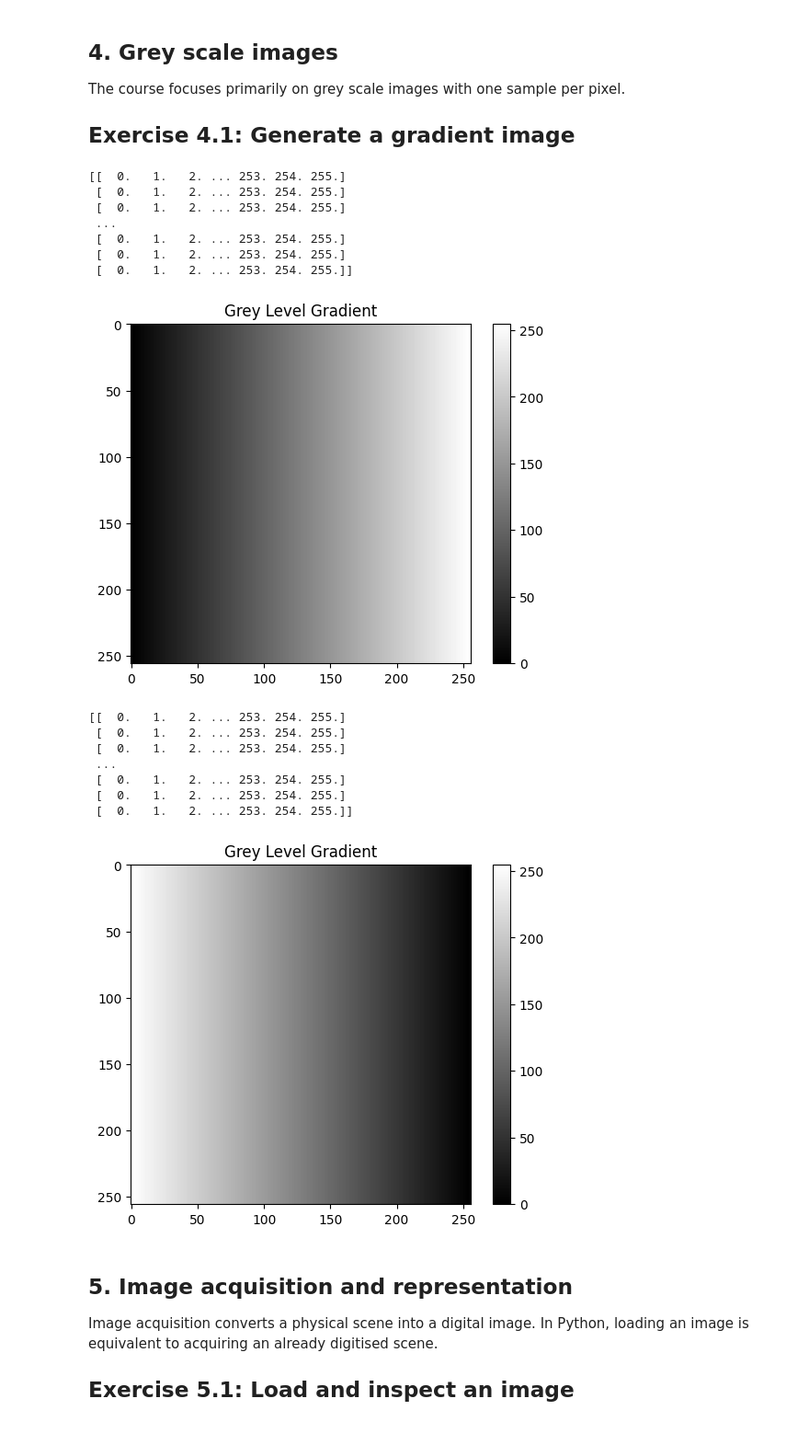
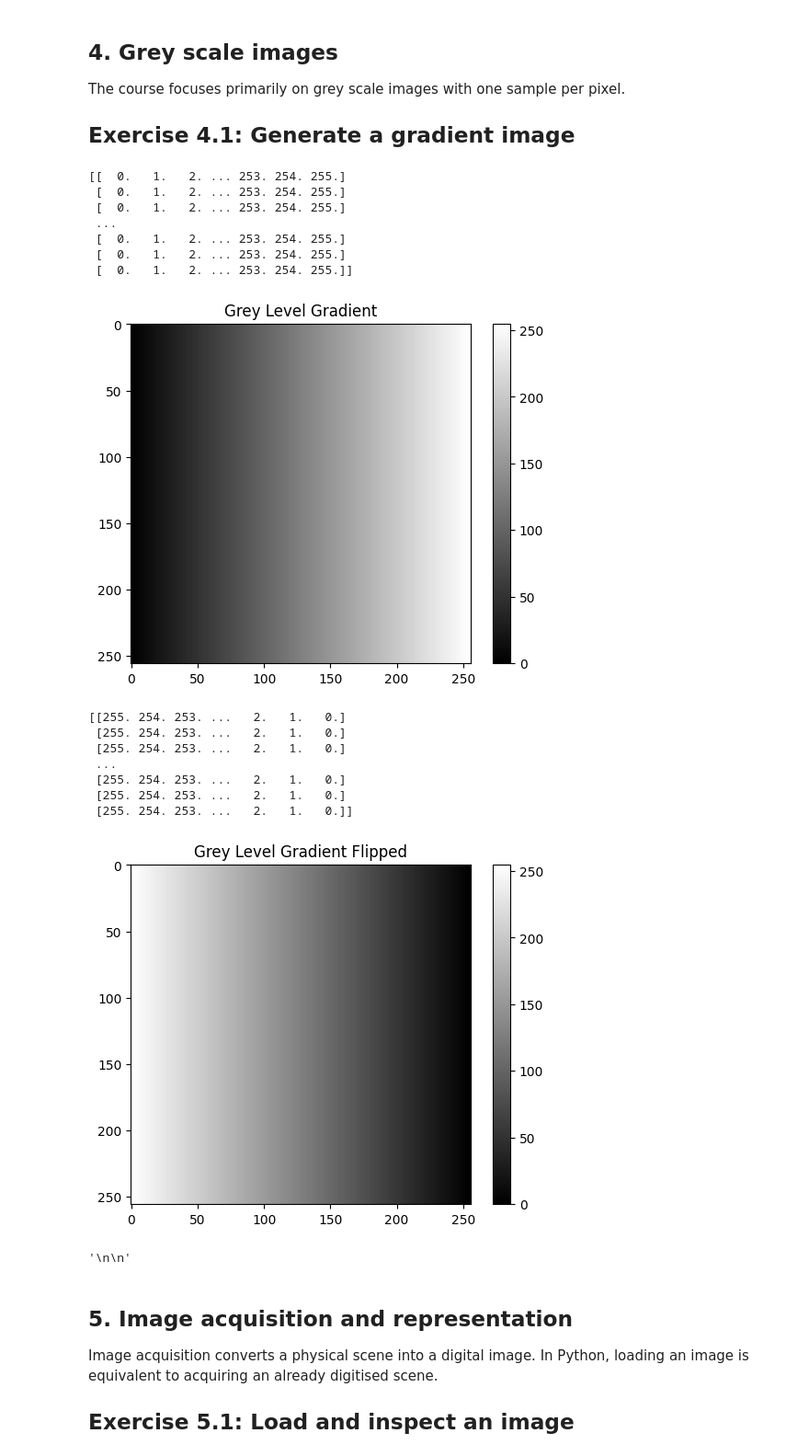
Before and after one commit to BashayrA/Digital-Image-Processing---Labs, a Jupyter notebook: AI342Lab1.ipynb, the cells around one changed output. Shown at 92% size. Cells and saved outputs as stored; diff of their text form; code cells hidden in the pictures.

```diff
--- a/AI342Lab1.ipynb
+++ b/AI342Lab1.ipynb
@@ -123,43 +161,51 @@ print(gradient)
 
 # 256 value stored in a linear array
 # keep stacking 256 row on top of each other just like that
 # and only one time at columns
 
 plt.imshow(gradient, cmap='grey', vmin=0, vmax=255)
 plt.title('Grey Level Gradient')
 plt.colorbar()
 plt.show()
 
 # you can flip it like so
 gradient_flipped = np.tile(np.linspace(255, 0, 256), (256, 1))
 
-print(gradient)
+print(gradient_flipped)
 
 plt.imshow(gradient_flipped, cmap='grey', vmin=0, vmax=255)
-plt.title('Grey Level Gradient')
+plt.title('Grey Level Gradient Flipped')
 plt.colorbar()
 plt.show()
 
 #Questions
 #1.	How many grey levels are visible?
-#2.	What data type is used to store the pixel values? uint8 -> unsigned integer bit
+'''
+256 different level
+'''
+#2.	What data type is used to store the pixel values?
+'''
+# uint8 -> unsigned integer bit
+
+'''
 # %% [output]
 [[  0.   1.   2. ... 253. 254. 255.]
  [  0.   1.   2. ... 253. 254. 255.]
  [  0.   1.   2. ... 253. 254. 255.]
  ...
  [  0.   1.   2. ... 253. 254. 255.]
  [  0.   1.   2. ... 253. 254. 255.]
  [  0.   1.   2. ... 253. 254. 255.]]
 [figure]
-[[  0.   1.   2. ... 253. 254. 255.]
- [  0.   1.   2. ... 253. 254. 255.]
- [  0.   1.   2. ... 253. 254. 255.]
+[[255. 254. 253. ...   2.   1.   0.]
+ [255. 254. 253. ...   2.   1.   0.]
+ [255. 254. 253. ...   2.   1.   0.]
  ...
- [  0.   1.   2. ... 253. 254. 255.]
- [  0.   1.   2. ... 253. 254. 255.]
- [  0.   1.   2. ... 253. 254. 255.]]
+ [255. 254. 253. ...   2.   1.   0.]
+ [255. 254. 253. ...   2.   1.   0.]
+ [255. 254. 253. ...   2.   1.   0.]]
-[figure, old version]
+[figure, new version]
+'\n\n'
 # %% [markdown]
 ## 5. Image acquisition and representation
 Image acquisition converts a physical scene into a digital image. In Python, loading an image is equivalent to acquiring an already digitised scene.
```
Also changed, not shown: parts of 6 cells of this notebook, 2 other files.
